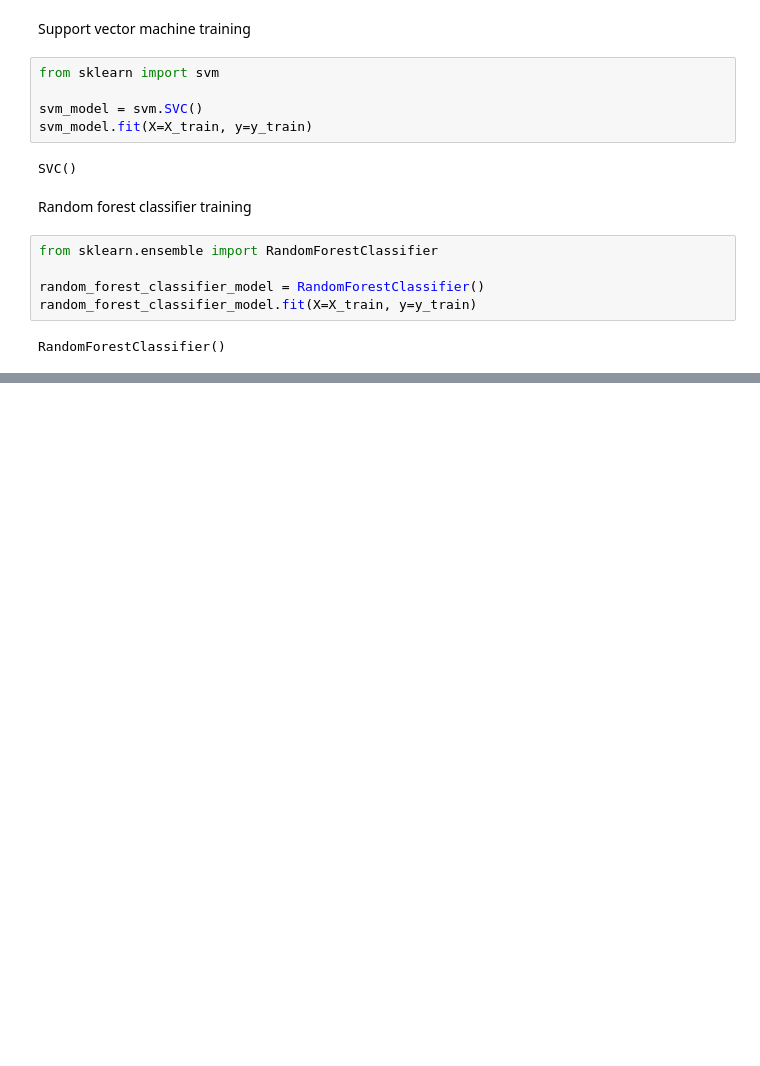
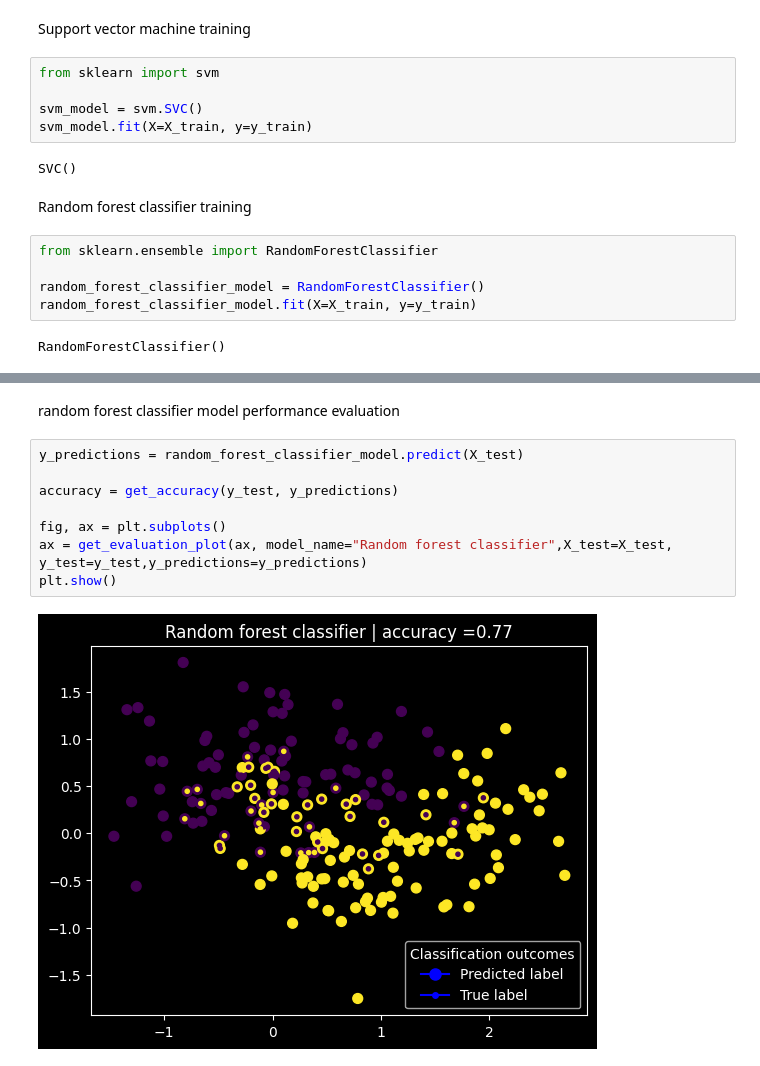
Before and after one commit to JeremiJL/MIW, a Jupyter notebook: projects/project_03/task.ipynb, the cells around one changed output, grey strips where cells are left out. Saved outputs shown, nothing was run; the diff lists cells and outputs as text; blank space fills up the shorter version.

```diff
--- a/projects/project_03/task.ipynb
+++ b/projects/project_03/task.ipynb
@@ -102,0 +179,12 @@ NameError: name 'clf1' is not defined
+# %% [markdown]
+random forest classifier model performance evaluation
+# %%
+y_predictions = random_forest_classifier_model.predict(X_test)
+
+accuracy = get_accuracy(y_test, y_predictions)
+
+fig, ax = plt.subplots()
+ax = get_evaluation_plot(ax, model_name="Random forest classifier",X_test=X_test, y_test=y_test,y_predictions=y_predictions)
+plt.show()
+# %% [output]
+[figure, added]
```
Also changed, not shown: parts of 15 cells of this notebook, 1 other file.
